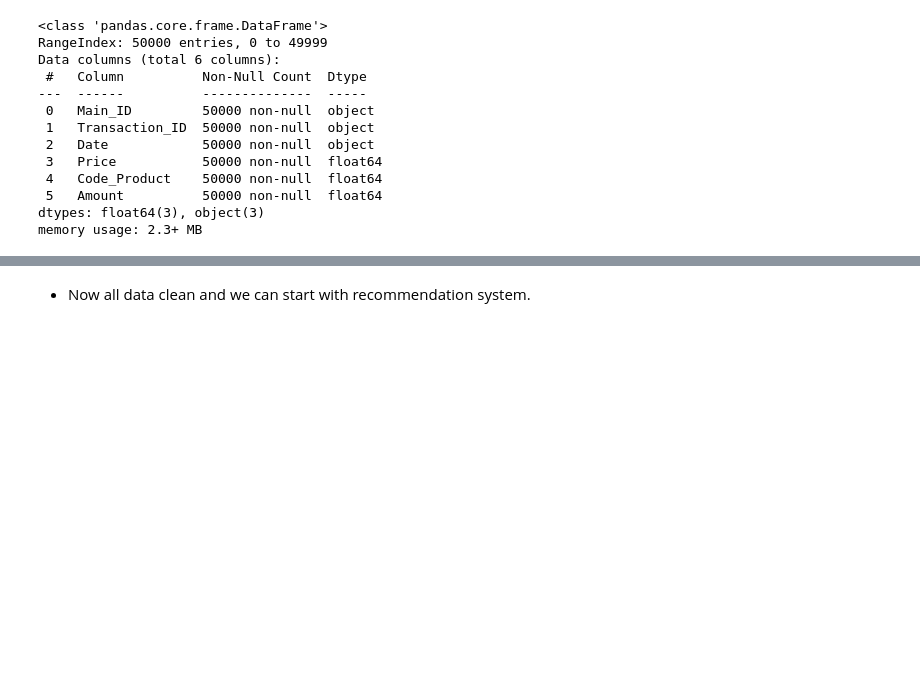
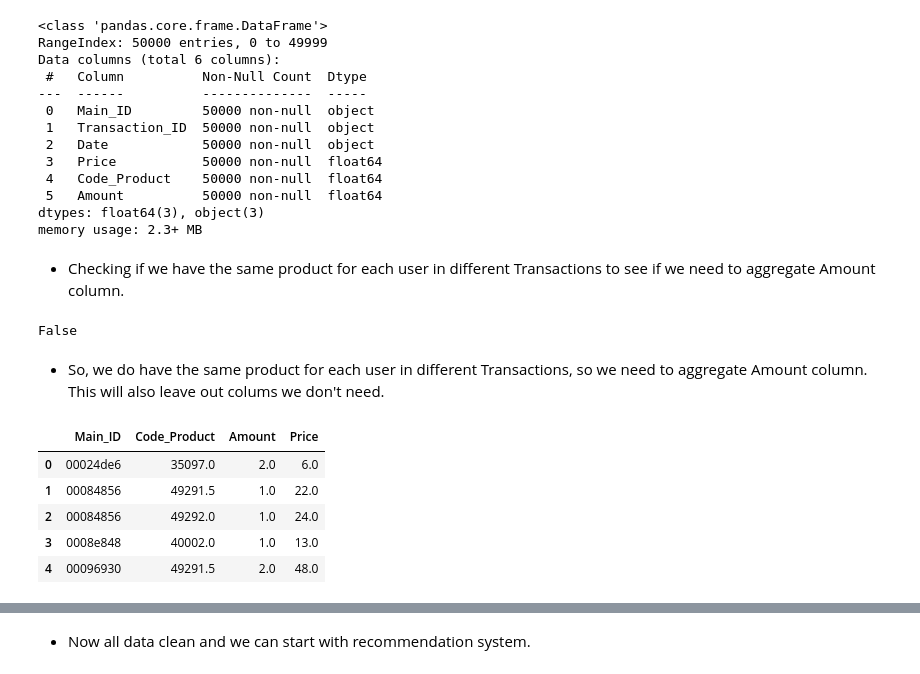
Before and after one commit to Folongton/Recommendation_Engine, a Jupyter notebook: Recommendation_System.ipynb, the cells around one changed output, grey strips where cells are left out. Drawn from its saved outputs; the diff is of its cells as text; code cells hidden in the pictures; blank space fills up the shorter version.

```diff
--- a/Recommendation_System.ipynb
+++ b/Recommendation_System.ipynb
@@ -47,3 +49,11 @@ Data columns (total 6 columns):
  5   Amount          50000 non-null  float64
 dtypes: float64(3), object(3)
 memory usage: 2.3+ MB
+# %% [markdown]
+* Checking if we have the same product for each user in different Transactions to see if we need to aggregate Amount column.
+# %%
+df.shape[0] == df.groupby(['Main_ID', 'Code_Product']).size().shape[0]
+# %% [output]
+False
+# %% [markdown]
+* So, we do have the same product for each user in different Transactions, so we need to aggregate Amount column. This will also leave out colums we don't need.
@@ -49,0 +62,9 @@ memory usage: 2.3+ MB
+# %%
+df.head()
+# %% [output]
+|  | Main_ID | Code_Product | Amount | Price |
+| 0 | 00024de6 | 35097.0 | 2.0 | 6.0 |
+| 1 | 00084856 | 49291.5 | 1.0 | 22.0 |
+| 2 | 00084856 | 49292.0 | 1.0 | 24.0 |
+| 3 | 0008e848 | 40002.0 | 1.0 | 13.0 |
+| 4 | 00096930 | 49291.5 | 2.0 | 48.0 |
```
Also changed, not shown: parts of 25 cells of this notebook.
